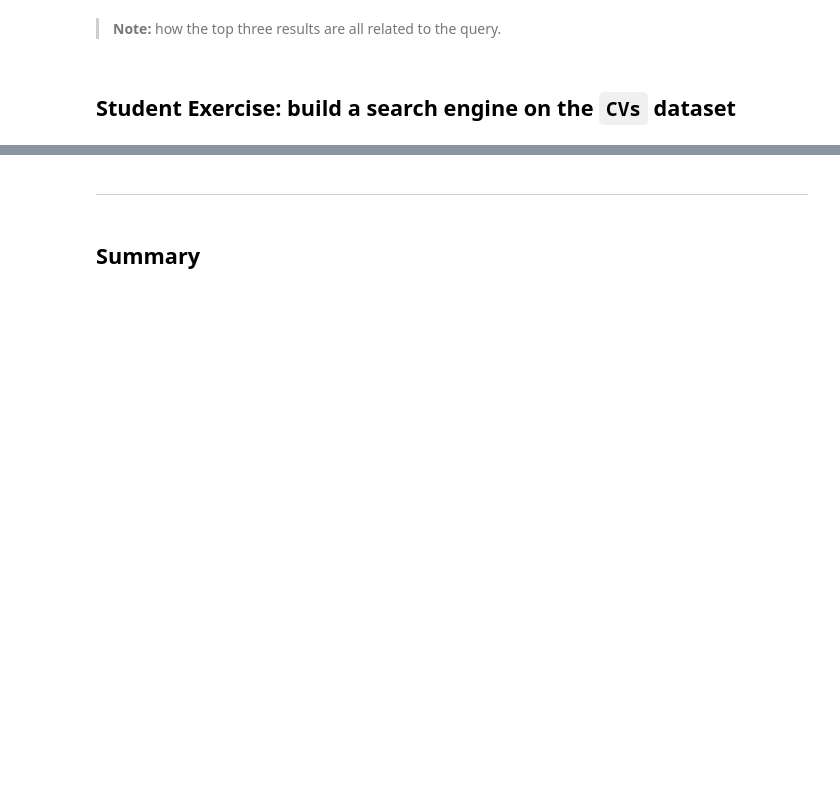
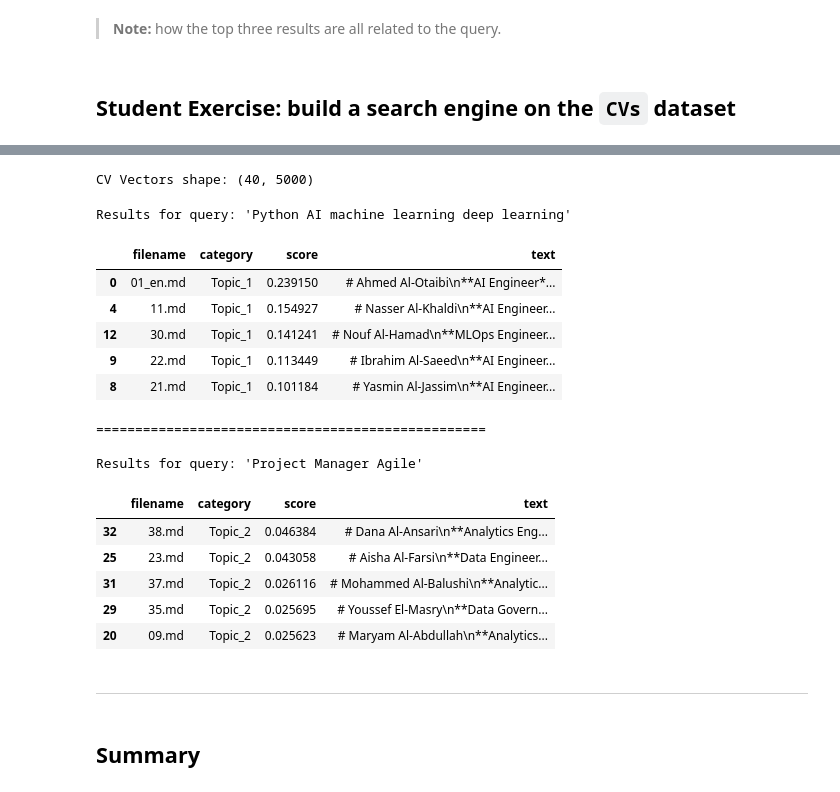
Before and after one commit to nawafalduaij/B5, a Jupyter notebook: W5_NLP/M1/sessions/07_information_retrieval_ex.ipynb, the cells around one changed output, grey strips where cells are left out. Drawn from its saved outputs; the diff is of its cells as text; code cells hidden in the pictures; blank space fills up the shorter version.

```diff
--- a/W5_NLP/M1/sessions/07_information_retrieval_ex.ipynb
+++ b/W5_NLP/M1/sessions/07_information_retrieval_ex.ipynb
@@ -330,3 +377,61 @@ search_results
+# %%
+
+cv_vectorizer = TfidfVectorizer(
+    lowercase=True,
+    stop_words='english',
+    max_features=5000,
+    ngram_range=(1, 2)
+)
+
+
+cv_vectors = cv_vectorizer.fit_transform(cv_df['text'])
+
+print(f"CV Vectors shape: {cv_vectors.shape}")
+# %% [output]
+CV Vectors shape: (40, 5000)
+# %%
+def search_cvs(query, top_k=5):
+
+    query_vec = cv_vectorizer.transform([query])
+
+    similarity_scores = cosine_similarity(query_vec, cv_vectors).flatten()
+
+    top_indices = similarity_scores.argsort()[::-1][:top_k]
+
+
+    results = cv_df.iloc[top_indices].copy()
+    results['score'] = similarity_scores[top_indices]
+
+
+    return results[['filename', 'category', 'score', 'text']]
+# %%
+query1 = "Python AI machine learning deep learning"
+print(f"Results for query: '{query1}'")
+display(search_cvs(query1))
+
+print("\n" + "="*50 + "\n")
+
+
+query2 = "Project Manager Agile"
+print(f"Results for query: '{query2}'")
+display(search_cvs(query2))
+# %% [output]
+Results for query: 'Python AI machine learning deep learning'
+|  | filename | category | score | text |
+| 0 | 01_en.md | Topic_1 | 0.239150 | # Ahmed Al-Otaibi\n**AI Engineer*... |
+| 4 | 11.md | Topic_1 | 0.154927 | # Nasser Al-Khaldi\n**AI Engineer... |
+| 12 | 30.md | Topic_1 | 0.141241 | # Nouf Al-Hamad\n**MLOps Engineer... |
+| 9 | 22.md | Topic_1 | 0.113449 | # Ibrahim Al-Saeed\n**AI Engineer... |
+| 8 | 21.md | Topic_1 | 0.101184 | # Yasmin Al-Jassim\n**AI Engineer... |
+==================================================
+
+Results for query: 'Project Manager Agile'
+|  | filename | category | score | text |
+| 32 | 38.md | Topic_2 | 0.046384 | # Dana Al-Ansari\n**Analytics Eng... |
+| 25 | 23.md | Topic_2 | 0.043058 | # Aisha Al-Farsi\n**Data Engineer... |
+| 31 | 37.md | Topic_2 | 0.026116 | # Mohammed Al-Balushi\n**Analytic... |
+| 29 | 35.md | Topic_2 | 0.025695 | # Youssef El-Masry\n**Data Govern... |
+| 20 | 09.md | Topic_2 | 0.025623 | # Maryam Al-Abdullah\n**Analytics... |
 # %% [markdown]
 ---
 # %% [markdown]
```
Also changed, not shown: parts of 2 cells of this notebook.
